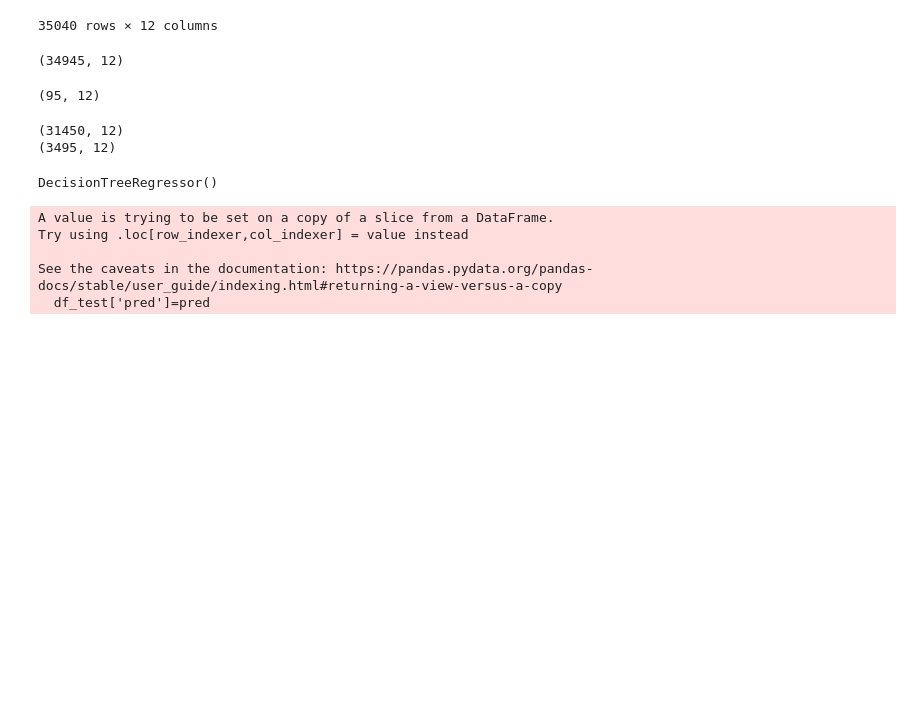
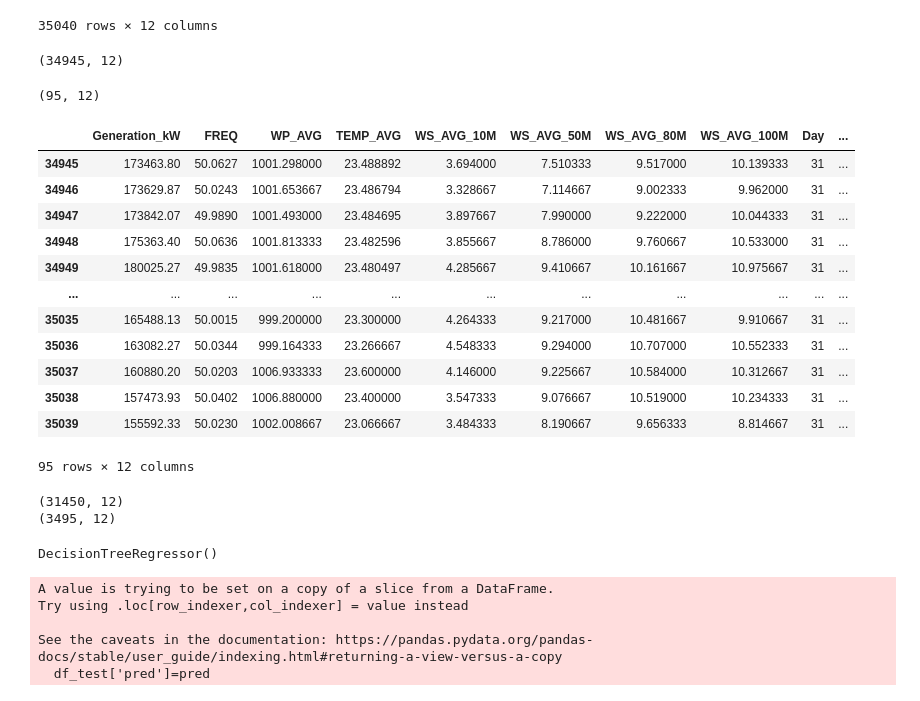
Before and after one commit to yashmathur0310/forecasting, a Jupyter notebook: decision_tree_regressor.ipynb, the cells around one changed output. Saved outputs shown, nothing was run; the diff lists cells and outputs as text; code cells hidden in the pictures; blank space fills up the shorter version.

```diff
--- a/decision_tree_regressor.ipynb
+++ b/decision_tree_regressor.ipynb
@@ -57,6 +57,22 @@ print(df.shape)
 print(df_prediction.shape)
 # %% [output]
 (95, 12)
+# %%
+df_prediction
+# %% [output]
+|  | Generation_kW | FREQ | WP_AVG | TEMP_AVG | WS_AVG_10M | WS_AVG_50M | WS_AVG_80M | WS_AVG_100M | Day | ... |
+| 34945 | 173463.80 | 50.0627 | 1001.298000 | 23.488892 | 3.694000 | 7.510333 | 9.517000 | 10.139333 | 31 | ... |
+| 34946 | 173629.87 | 50.0243 | 1001.653667 | 23.486794 | 3.328667 | 7.114667 | 9.002333 | 9.962000 | 31 | ... |
+| 34947 | 173842.07 | 49.9890 | 1001.493000 | 23.484695 | 3.897667 | 7.990000 | 9.222000 | 10.044333 | 31 | ... |
+| 34948 | 175363.40 | 50.0636 | 1001.813333 | 23.482596 | 3.855667 | 8.786000 | 9.760667 | 10.533000 | 31 | ... |
+| 34949 | 180025.27 | 49.9835 | 1001.618000 | 23.480497 | 4.285667 | 9.410667 | 10.161667 | 10.975667 | 31 | ... |
+| ... | ... | ... | ... | ... | ... | ... | ... | ... | ... | ... |
+| 35035 | 165488.13 | 50.0015 | 999.200000 | 23.300000 | 4.264333 | 9.217000 | 10.481667 | 9.910667 | 31 | ... |
+| 35036 | 163082.27 | 50.0344 | 999.164333 | 23.266667 | 4.548333 | 9.294000 | 10.707000 | 10.552333 | 31 | ... |
+| 35037 | 160880.20 | 50.0203 | 1006.933333 | 23.600000 | 4.146000 | 9.225667 | 10.584000 | 10.312667 | 31 | ... |
+| 35038 | 157473.93 | 50.0402 | 1006.880000 | 23.400000 | 3.547333 | 9.076667 | 10.519000 | 10.234333 | 31 | ... |
+| 35039 | 155592.33 | 50.0230 | 1002.008667 | 23.066667 | 3.484333 | 8.190667 | 9.656333 | 8.814667 | 31 | ... |
+95 rows × 12 columns
 # %%
 ## using the dataset till 30th dec for training and testing
 df_train=df.iloc[: int(len(df)*0.9)]
```
Also changed, not shown: parts of 3 cells of this notebook.
